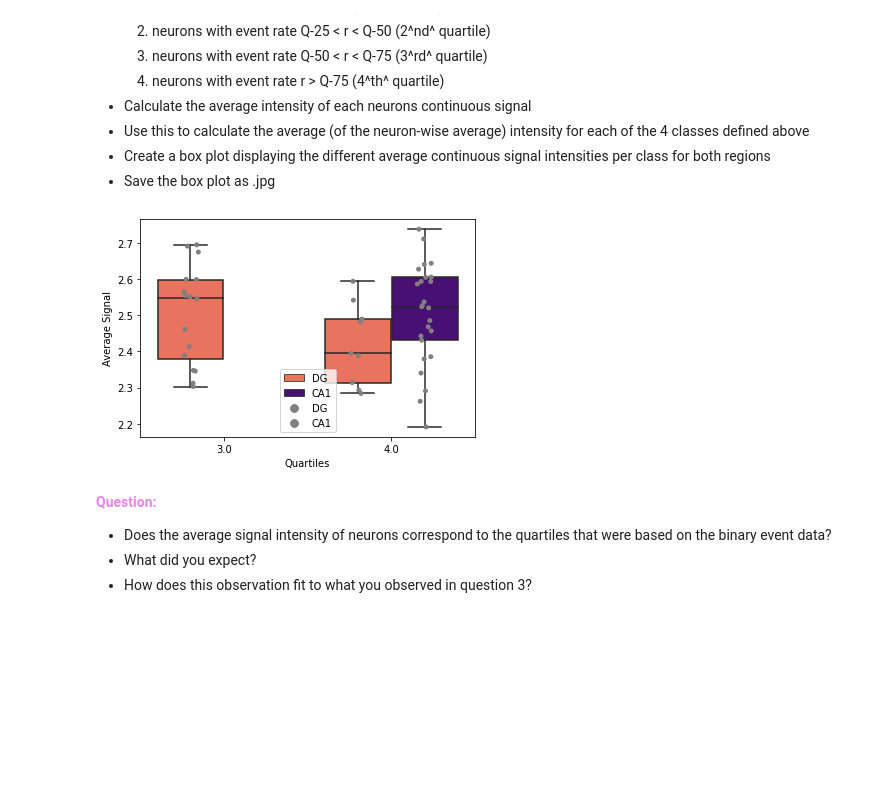
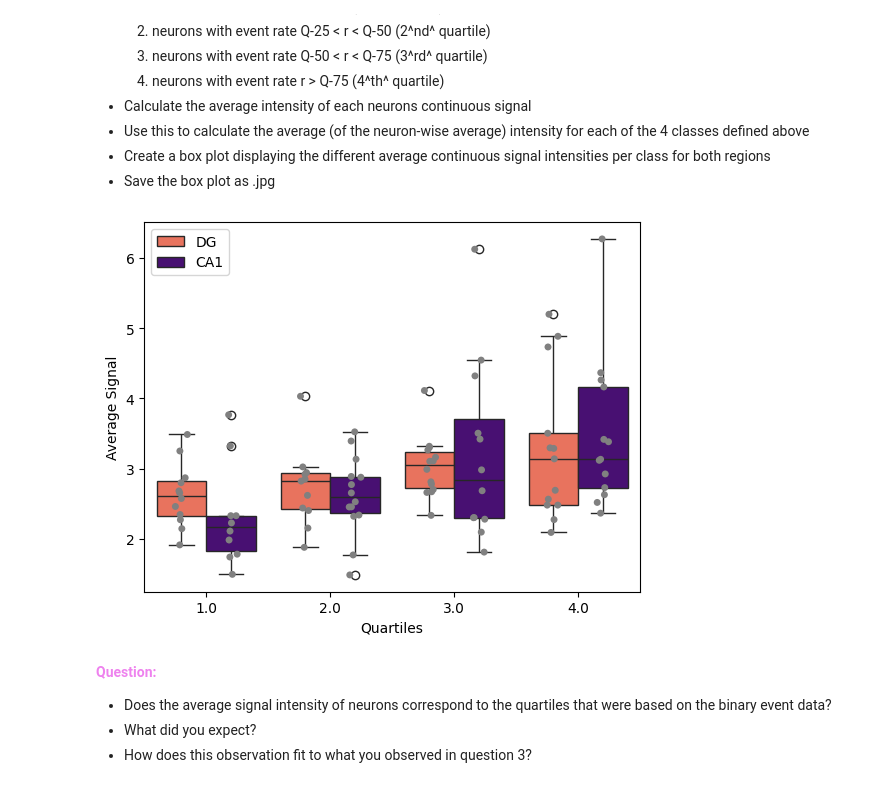
Before and after one commit to verzep/python_for_neuroscience, a Jupyter notebook: Day_4/project_A/project_A_calcium_imaging_analysis_solution.ipynb, the cells around one changed output. Drawn from its saved outputs; the diff is of its cells as text; code cells hidden in the pictures; blank space fills up the shorter version.

```diff
--- a/Day_4/project_A/project_A_calcium_imaging_analysis_solution.ipynb
+++ b/Day_4/project_A/project_A_calcium_imaging_analysis_solution.ipynb
@@ -65,8 +88,8 @@ To do:
 import pandas as pd
 # %%
 # Open data as dataframes
-file_continuous = "./data/fake_df.csv"
-file_binary = "./data/fake_binary.csv"
+file_continuous = "./data/continuous.csv"
+file_binary = "./data/binary.csv"
 
 df_continuous = pd.read_csv(file_continuous , sep=",")
 df_binary = pd.read_csv(file_binary, sep=",")
@@ -553,38 +577,42 @@ CA1_signal_mean = np.mean(CA1_continuous, axis=1)
 # %%
 # Create a box plot where you compare for each region the average continuous signal for the quartiles and save it as .jpg
 # Hint 1: when you use seaborn, it may be useful to combine the data to plot in a dictionary such that:
 # {'class': class_vector, 'signal': neuron_mean_signal}
 # Hint 2: you can try to plot the individual datapoints on top of the boxplot
 # Hint 3: you can try to plot both regions in one plot
 
 # # DG
 # plot_data_DG = {'class': class_DG, 'signal': DG_signal_mean}
 # sn.boxplot(data= plot_data_DG, x='class', y='signal', color=color_DG);
 # sn.stripplot(data= plot_data_DG, x='class', y='signal', color=color_art);
 # plt.xlabel('Quartiles');
 # plt.ylabel('Average Signal');
 # plt.title('DG');
 
 # # CA1
 # plt.figure()
 # plot_data_CA1 = {'class': class_CA1, 'signal': CA1_signal_mean}
 # sn.boxplot(data= plot_data_CA1, x='class', y='signal', color=color_CA1);
 # sn.stripplot(data= plot_data_CA1, x='class', y='signal', color=color_art);
 # plt.xlabel('Quartiles');
 # plt.ylabel('Average Signal');
 # plt.title('CA1');
 
 # Plot both regions in one plot
 plot_data = {'class': list(class_DG)+list(class_CA1), 'signal': list(DG_signal_mean)+list(CA1_signal_mean),
              'region': ['DG'] * n_DG + ['CA1'] * n_CA1}
-sn.boxplot(data= plot_data, x='class', y='signal', hue='region', palette={'DG': color_DG, 'CA1': color_CA1});
-sn.stripplot(data= plot_data, x='class', y='signal', hue='region', dodge=True, palette={'DG': color_art, 'CA1': color_art});
-plt.xlabel('Quartiles');
-plt.ylabel('Average Signal');
+ax = sn.boxplot(data= plot_data, x='class', y='signal', hue='region', palette={'DG': color_DG, 'CA1': color_CA1});
+ax = sn.stripplot(data= plot_data, x='class', y='signal', hue='region', dodge=True, palette={'DG': color_art, 'CA1': color_art});
+ax.set_xlabel('Quartiles');
+ax.set_ylabel('Average Signal');
+
+# Remove additional legend entries for points
+handles, labels = ax.get_legend_handles_labels()
+ax.legend(handles[0:2], labels[0:2]);
 
 plt.savefig("./results/boxplot_quartiles.jpg")
 # %% [output]
-[figure, old version]
+[figure, new version]
 # %% [markdown]
 <span style="color:violet">**Question:**</span>
 
```
Also changed, not shown: parts of 15 cells of this notebook, 10 other files.
